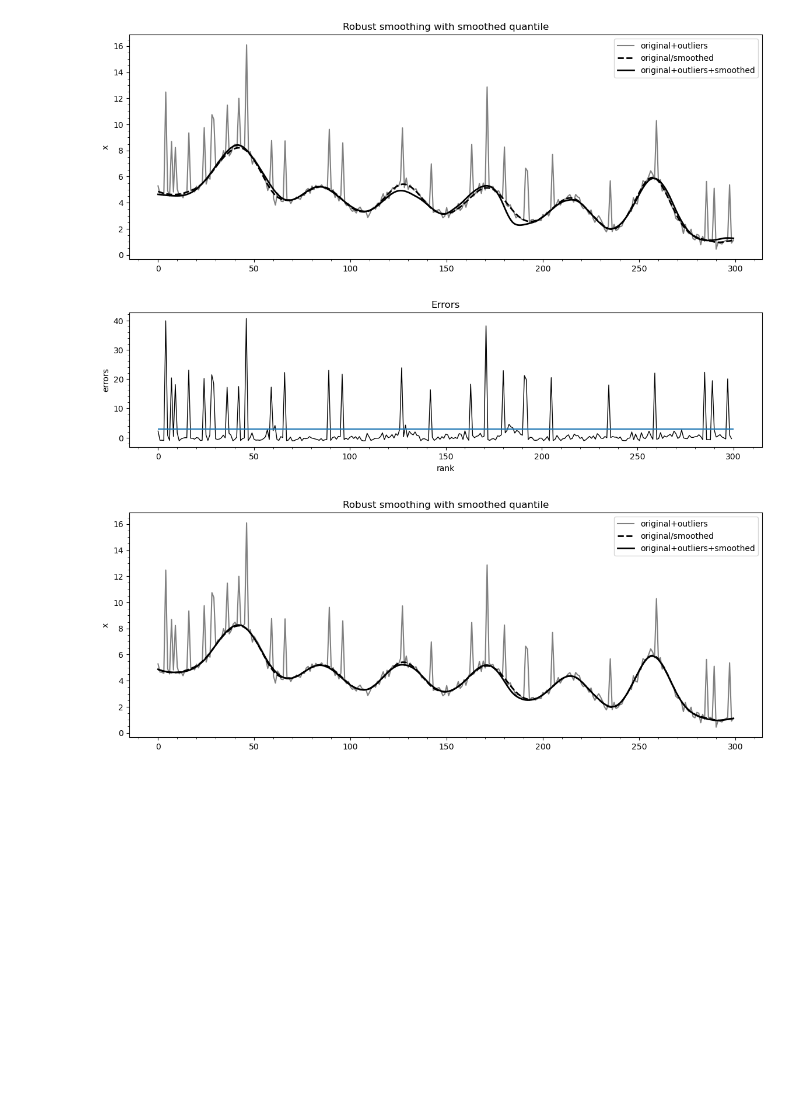
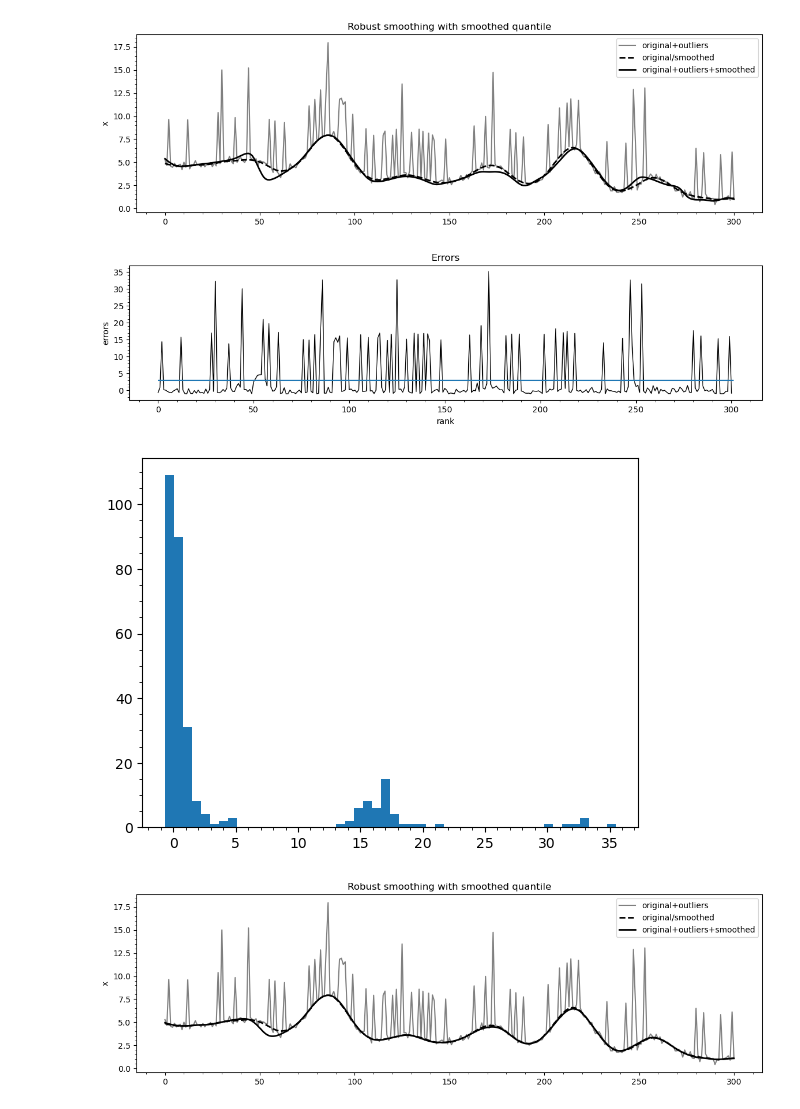
Before and after one commit to intellimath/mlgrad, a Jupyter notebook: examples/robml_book/whittaker_1.ipynb, the cells around one changed output. Saved outputs shown, nothing was run; the diff lists cells and outputs as text; code cells hidden in the pictures; blank space fills up the shorter version.

```diff
--- a/examples/robml_book/whittaker_1.ipynb
+++ b/examples/robml_book/whittaker_1.ipynb
@@ -7,7 +7,7 @@ import pandas as pd
 # %%
 rng = np.random.RandomState(0)
 
-n_samples, n_features = 50, 300
+n_samples, n_features = 50, 301
 freqs = np.arange(n_features)
 tt = np.zeros(6, 'i')
 for j in range(6):
@@ -70,5 +75,5 @@ plt.show()
 # %%
-ts_o = np.random.randint(0, n_features, 30)
+ts_o = np.random.randint(0, n_features, 60)
 xs_o = xs.copy()
 for t in ts_o:
-    xs_o[t] += 4.
+    xs_o[t] += 5.
@@ -111,33 +146,38 @@ plt.show()
 # %%
-alpha = 3.5
+alpha = 3.0
 zs3 = smooth.whittaker_smooth_ex(
                 xs_o,
                 aggfunc=af.averaging_function("WMZ", kwds={"alpha":alpha}),
                 tau=tau, solver=solver)
 # %%
-plt.figure(figsize=(14,5))
+plt.figure(figsize=(14,4))
 plt.title("Robust smoothing with smoothed quantile")
 plt.plot(xs_o, linewidth=1.5, color='Gray', label='original+outliers')
 plt.plot(zs, linewidth=2.0, color='k', linestyle='--', label='original/smoothed')
 plt.plot(zs3, linewidth=2.0, color='k', label=r'original+outliers+smoothed')
 plt.ylabel('x')
 # plt.xlabel('t')
 plt.minorticks_on()
 plt.legend()
 plt.show()
 
 plt.figure(figsize=(14,3))
 plt.title("Errors")
 err = abs(xs_o-zs3)
 ZS = array_transform.array_modified_zscore(err)
 plt.plot(ZS, linewidth=1.0, color='k')
 plt.hlines(alpha, 0, len(zs))
 plt.ylabel('errors')
 plt.xlabel('rank')
 plt.minorticks_on()
 plt.show()
+
+plt.hist(ZS, bins=50, align='right')
+plt.minorticks_on()
+plt.show()
 # %% [output]
-[figure, old version]
+[figure, new version]
-[figure, old version]
+[figure, new version]
+[figure, added]
 # %%
 xs1_o = xs_o.copy()
@@ -145,6 +185,6 @@ np.putmask(xs1_o, ZS >= alpha, zs3)
 zs4 = smooth.whittaker_smooth(xs1_o, tau=tau, solver=solver)
 # %%
-plt.figure(figsize=(14,5))
+plt.figure(figsize=(14,4))
 plt.title("Robust smoothing with smoothed quantile")
 plt.plot(xs_o, linewidth=1.5, color='Gray', label='original+outliers')
 plt.plot(zs, linewidth=2.0, color='k', linestyle='--', label='original/smoothed')
@@ -155,4 +195,4 @@ plt.minorticks_on()
 plt.legend()
 plt.show()
 # %% [output]
-[figure, old version]
+[figure, new version]
```
Also changed, not shown: parts of 10 cells of this notebook, 25 other files.
